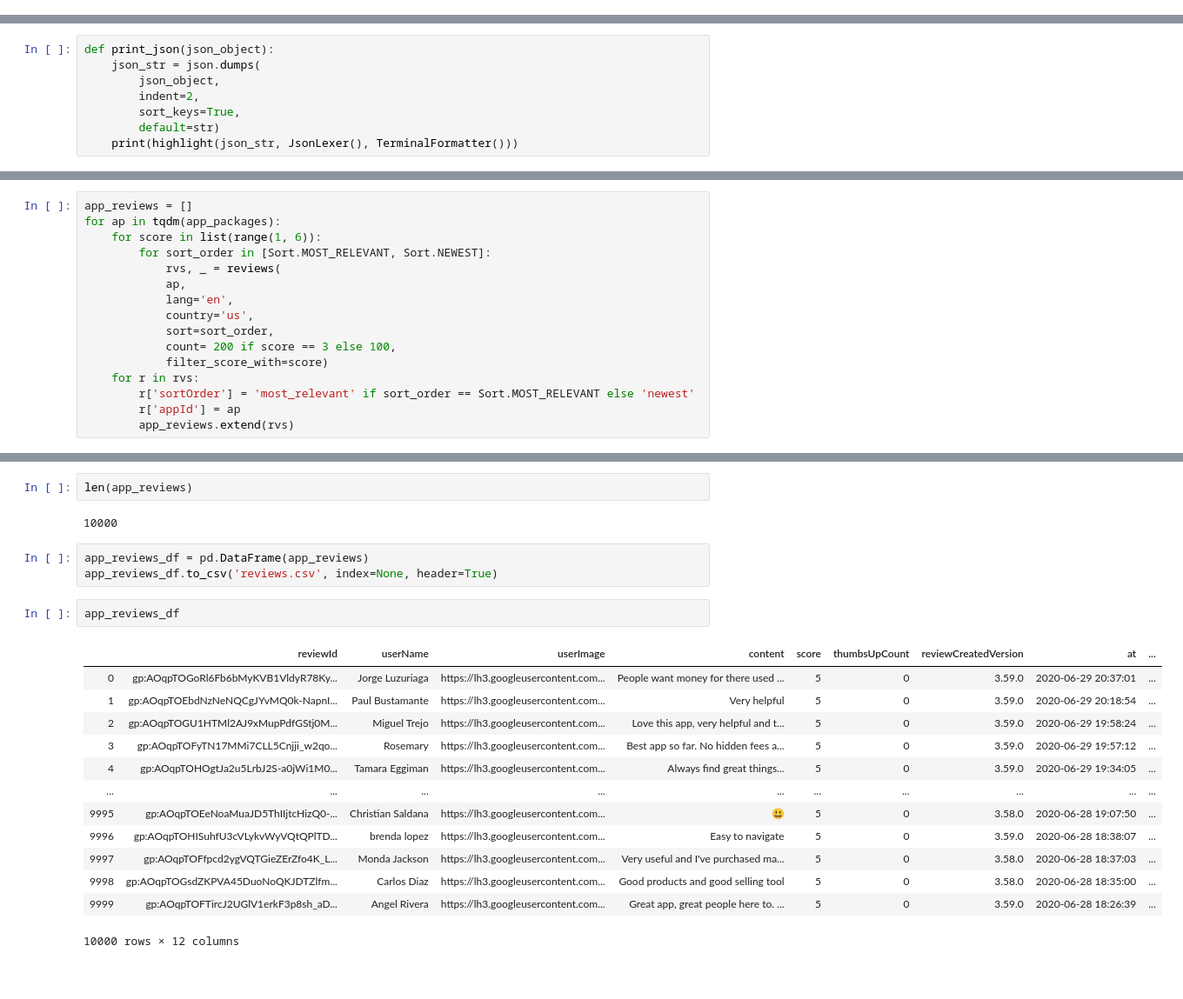
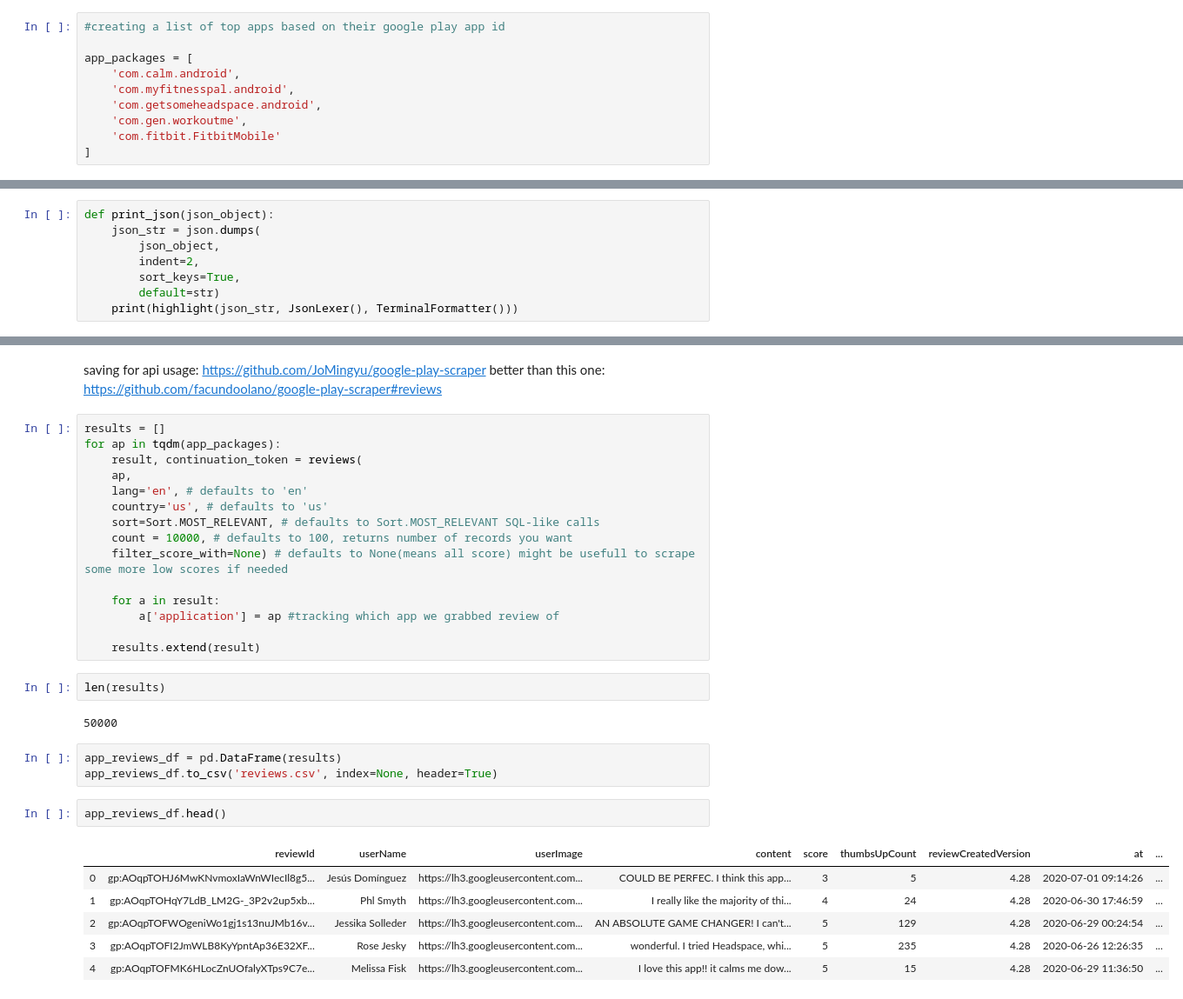
Before and after one commit to andiosika/dsc-capstone-project-v2-online-ds-pt-100719, a Jupyter notebook: ideas.ipynb, the cells around one changed output, grey strips where cells are left out. Shown at 87% size. Cells and saved outputs as stored; diff of their text form; blank space fills up the shorter version.

```diff
--- a/ideas.ipynb
+++ b/ideas.ipynb
@@ -77 +40,11 @@ app_packages = [
+# %%
+#creating a list of top apps based on their google play app id
+
+app_packages = [
+    'com.calm.android',
+    'com.myfitnesspal.android',
+    'com.getsomeheadspace.android',
+    'com.gen.workoutme',
+    'com.fitbit.FitbitMobile'
+]
 # %%
@@ -109,19 +99,3 @@ print_json(app_infos[0])
   "video": null,
   "videoImage": null
 }
-# %%
-app_reviews = []
-for ap in tqdm(app_packages):
-    for score in list(range(1, 6)):
-        for sort_order in [Sort.MOST_RELEVANT, Sort.NEWEST]:
-            rvs, _ = reviews(
-            ap,
-            lang='en',
-            country='us',
-            sort=sort_order,
-            count= 200 if score == 3 else 100,
-            filter_score_with=score)
-    for r in rvs:
-        r['sortOrder'] = 'most_relevant' if sort_order == Sort.MOST_RELEVANT else 'newest'
-        r['appId'] = ap
-        app_reviews.extend(rvs)
@@ -128,23 +154,36 @@ for ap in tqdm(app_packages):
+# %% [markdown]
+saving for api usage:
+https://github.com/JoMingyu/google-play-scraper
+better than this one:
+https://github.com/facundoolano/google-play-scraper#reviews
+# %%
+results = []
+for ap in tqdm(app_packages):
+    result, continuation_token = reviews(
+    ap,
+    lang='en', # defaults to 'en'
+    country='us', # defaults to 'us'
+    sort=Sort.MOST_RELEVANT, # defaults to Sort.MOST_RELEVANT SQL-like calls
+    count = 10000, # defaults to 100, returns number of records you want
+    filter_score_with=None) # defaults to None(means all score) might be usefull to scrape some more low scores if needed
+
+    for a in result:
+        a['application'] = ap #tracking which app we grabbed review of
+
+    results.extend(result)
 # %%
-len(app_reviews)
+len(results)
 # %% [output]
-10000
+50000
 # %%
-app_reviews_df = pd.DataFrame(app_reviews)
+app_reviews_df = pd.DataFrame(results)
 app_reviews_df.to_csv('reviews.csv', index=None, header=True)
 # %%
-app_reviews_df
+app_reviews_df.head()
 # %% [output]
 |  | reviewId | userName | userImage | content | score | thumbsUpCount | reviewCreatedVersion | at | ... |
-| 0 | gp:AOqpTOGoRl6Fb6bMyKVB1VldyR78Ky... | Jorge Luzuriaga | https://lh3.googleusercontent.com... | People want money for there used ... | 5 | 0 | 3.59.0 | 2020-06-29 20:37:01 | ... |
-| 1 | gp:AOqpTOEbdNzNeNQCgJYvMQ0k-NapnI... | Paul Bustamante | https://lh3.googleusercontent.com... | Very helpful | 5 | 0 | 3.59.0 | 2020-06-29 20:18:54 | ... |
-| 2 | gp:AOqpTOGU1HTMl2AJ9xMupPdfGStj0M... | Miguel Trejo | https://lh3.googleusercontent.com... | Love this app, very helpful and t... | 5 | 0 | 3.59.0 | 2020-06-29 19:58:24 | ... |
-| 3 | gp:AOqpTOFyTN17MMi7CLL5Cnjji_w2qo... | Rosemary | https://lh3.googleusercontent.com... | Best app so far. No hidden fees a... | 5 | 0 | 3.59.0 | 2020-06-29 19:57:12 | ... |
-| 4 | gp:AOqpTOHOgtJa2u5LrbJ2S-a0jWi1M0... | Tamara Eggiman | https://lh3.googleusercontent.com... | Always find great things... | 5 | 0 | 3.59.0 | 2020-06-29 19:34:05 | ... |
-| ... | ... | ... | ... | ... | ... | ... | ... | ... | ... |
-| 9995 | gp:AOqpTOEeNoaMuaJD5ThIIjtcHizQ0-... | Christian Saldana | https://lh3.googleusercontent.com... | 😃 | 5 | 0 | 3.58.0 | 2020-06-28 19:07:50 | ... |
-| 9996 | gp:AOqpTOHISuhfU3cVLykvWyVQtQPlTD... | brenda lopez | https://lh3.googleusercontent.com... | Easy to navigate | 5 | 0 | 3.59.0 | 2020-06-28 18:38:07 | ... |
-| 9997 | gp:AOqpTOFfpcd2ygVQTGieZErZfo4K_L... | Monda Jackson | https://lh3.googleusercontent.com... | Very useful and I've purchased ma... | 5 | 0 | 3.58.0 | 2020-06-28 18:37:03 | ... |
-| 9998 | gp:AOqpTOGsdZKPVA45DuoNoQKJDTZlfm... | Carlos Diaz | https://lh3.googleusercontent.com... | Good products and good selling tool | 5 | 0 | 3.58.0 | 2020-06-28 18:35:00 | ... |
-| 9999 | gp:AOqpTOFTircJ2UGlV1erkF3p8sh_aD... | Angel Rivera | https://lh3.googleusercontent.com... | Great app, great people here to. ... | 5 | 0 | 3.59.0 | 2020-06-28 18:26:39 | ... |
+| 0 | gp:AOqpTOHJ6MwKNvmoxIaWnWIecIl8g5... | Jesús Domínguez | https://lh3.googleusercontent.com... | COULD BE PERFEC. I think this app... | 3 | 5 | 4.28 | 2020-07-01 09:14:26 | ... |
+| 1 | gp:AOqpTOHqY7LdB_LM2G-_3P2v2up5xb... | Phl Smyth | https://lh3.googleusercontent.com... | I really like the majority of thi... | 4 | 24 | 4.28 | 2020-06-30 17:46:59 | ... |
+| 2 | gp:AOqpTOFWOgeniWo1gj1s13nuJMb16v... | Jessika Solleder | https://lh3.googleusercontent.com... | AN ABSOLUTE GAME CHANGER! I can't... | 5 | 129 | 4.28 | 2020-06-29 00:24:54 | ... |
+| 3 | gp:AOqpTOFI2JmWLB8KyYpntAp36E32XF... | Rose Jesky | https://lh3.googleusercontent.com... | wonderful. I tried Headspace, whi... | 5 | 235 | 4.28 | 2020-06-26 12:26:35 | ... |
+| 4 | gp:AOqpTOFMK6HLocZnUOfalyXTps9C7e... | Melissa Fisk | https://lh3.googleusercontent.com... | I love this app!! it calms me dow... | 5 | 15 | 4.28 | 2020-06-29 11:36:50 | ... |
-10000 rows × 12 columns
```
Also changed, not shown: parts of 38 cells of this notebook, 2 other files.
